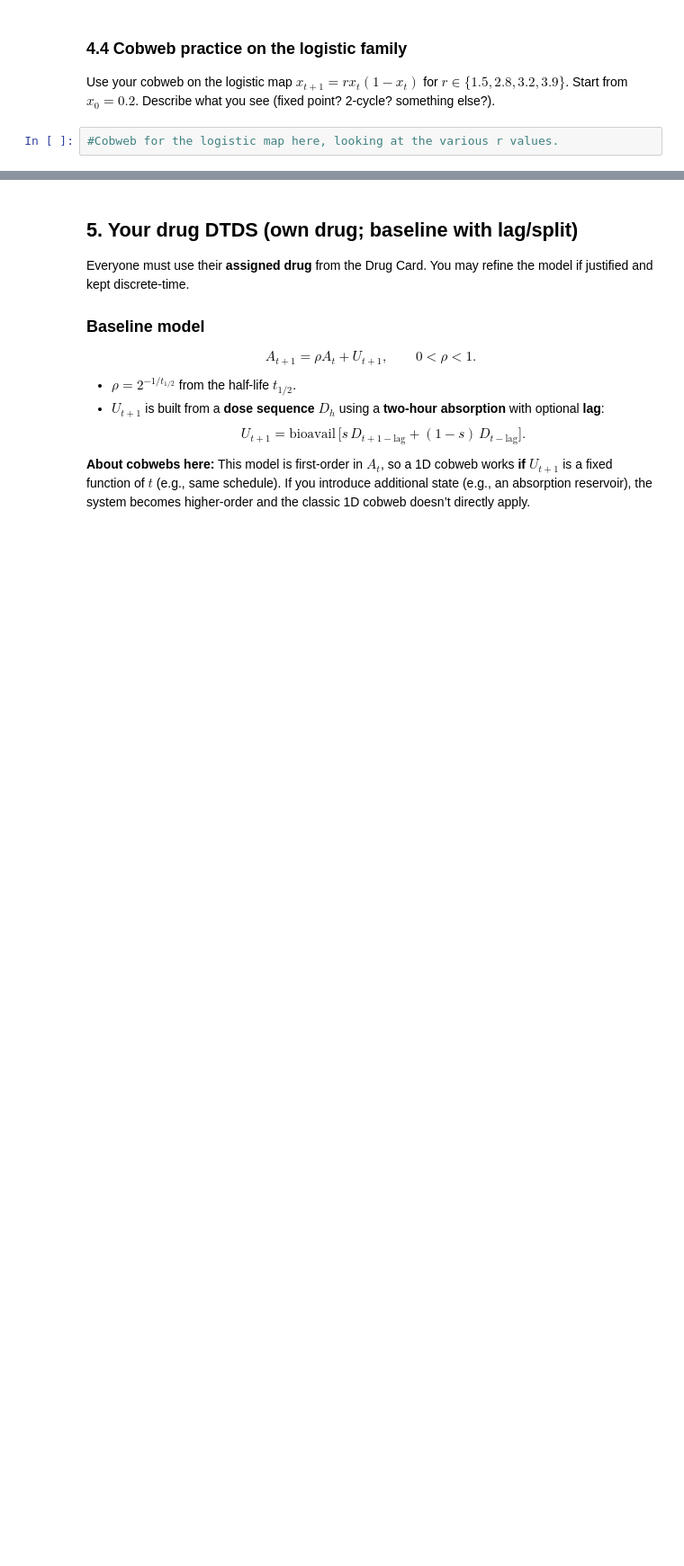
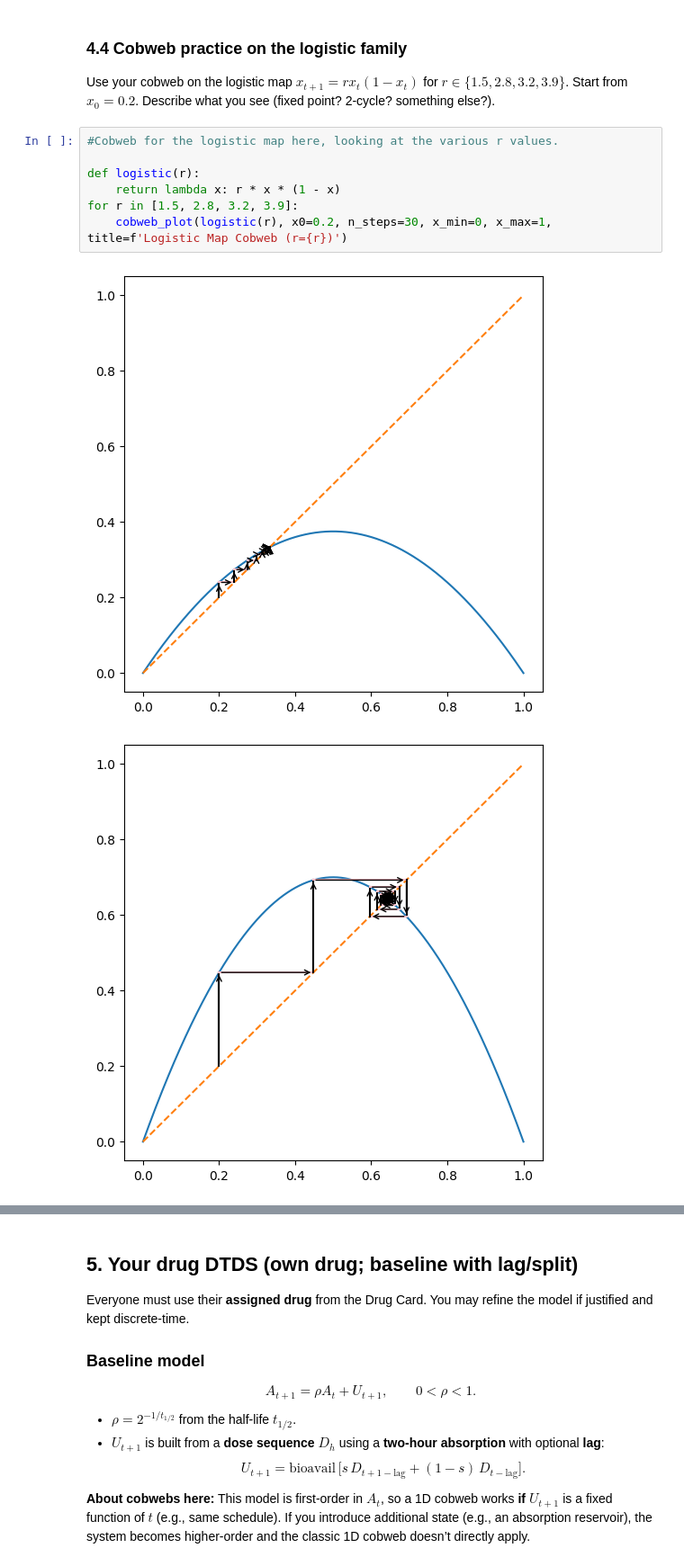
Before and after one commit to BethMcStravick/RP2_benzo_isci_1a24_2025, a Jupyter notebook: Notebook/falalala.ipynb, the cells around one changed output, grey strips where cells are left out. Shown: that part at 90% size. Saved outputs shown, nothing was run; the diff lists cells and outputs as text; blank space fills up the shorter version.

```diff
--- a/Notebook/falalala.ipynb
+++ b/Notebook/falalala.ipynb
@@ -187,3 +199,11 @@ Use your cobwebbing code to study the equilibria of the following DTDSs. Try to
 Use your cobweb on the logistic map $x_{t+1}=r x_t(1-x_t)$ for $r\in\{1.5, 2.8,3.2,3.9\}$. Start from $x_0=0.2$. Describe what you see (fixed point? 2‑cycle? something else?).
 # %%
 #Cobweb for the logistic map here, looking at the various r values.
+
+def logistic(r):
+    return lambda x: r * x * (1 - x)
+for r in [1.5, 2.8, 3.2, 3.9]:
+    cobweb_plot(logistic(r), x0=0.2, n_steps=30, x_min=0, x_max=1, title=f'Logistic Map Cobweb (r={r})')
+# %% [output]
+[figure, added]
+[figure, added]
```
Also changed, not shown: parts of 8 cells of this notebook.
